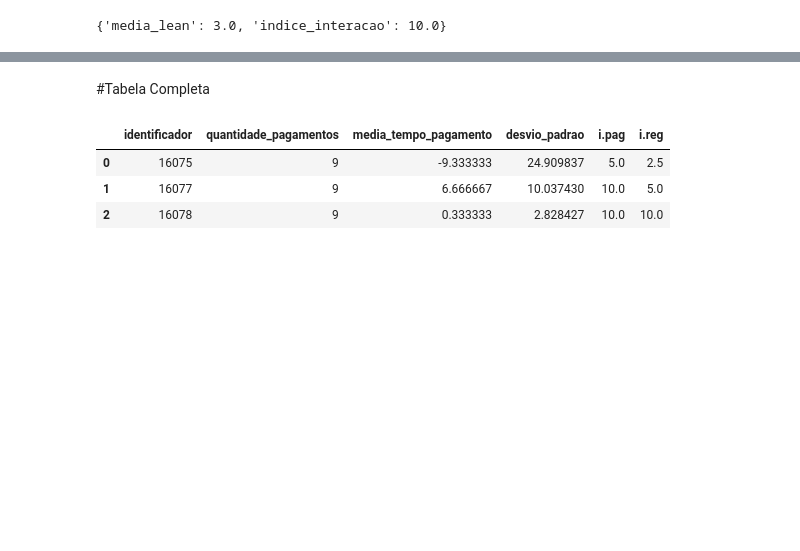
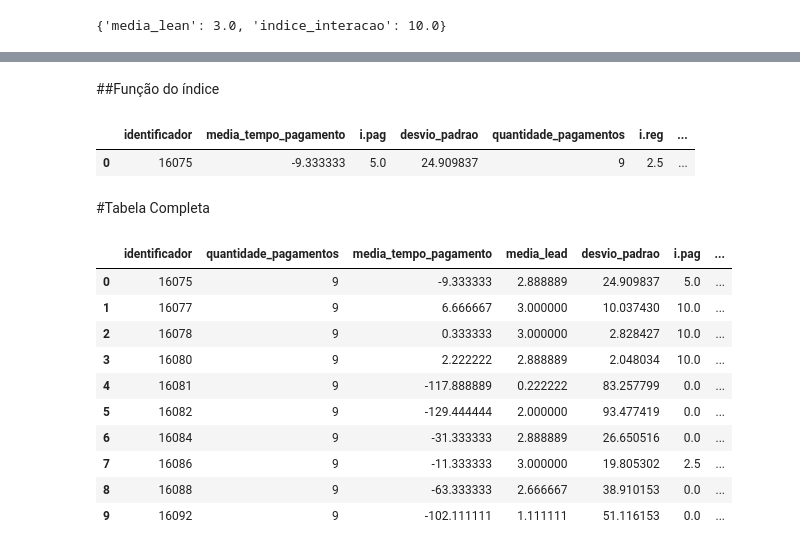
Before and after one commit to GustavoFelips/DadosPagueBem, a Jupyter notebook: Indices_PagueBem.ipynb, the cells around one changed output, grey strips where cells are left out. Saved outputs shown, nothing was run; the diff lists cells and outputs as text; code cells hidden in the pictures; blank space fills up the shorter version.

Commit message:
Criação índice de reputação

```diff
--- a/Indices_PagueBem.ipynb
+++ b/Indices_PagueBem.ipynb
@@ -42,7 +42,7 @@ def calcular_indice_pagamento(media):
 # %%
 
 #Tira as médias do tempo de pagamento por cliente e retorna suas devidas notas
-def tabela_indice_Pagamento(df):
+def tabela_indice_pagamento(df):
   if 'identificador' in df.columns and 'tempo para pagar' in df.columns:
 
     #Calcula a média de tempo de pagamento por cliente
@@ -61,7 +61,7 @@ def tabela_indice_Pagamento(df):
     print("As colunas 'identificador' ou 'tempo para pagar' não foram encontradas no arquivo CSV.")
 
 #Chamada da função
-tabela_indice_Pagamento(df)
+tabela_indice_pagamento(df)
 # %% [output]
 |  | identificador | media_tempo_pagamento | i.pag |
 | 0 | 16075 | -9.333333 | 5.0 |
@@ -161,7 +161,12 @@ indice_regularidade_por_cliente(16075)
 #Função para calcular o índice de Iteração
 
 def calcular_indice_interacao(lead):
-
+    '''
+        Valor 0: Frio.
+        Valor 1: Aquecendo.
+        Valor 2: Quente.
+        Valor 3: Convertido.
+                             '''
     nota = lead * 3.333
 
     return round(nota,2)
@@ -213,0 +234,10 @@ indice_regularidade_por_cliente(16077)
+# %%
+def calcular_indice_reputacao(row):
+    # Extrair os valores dos índices da linha
+    I_Pag = row['i.pag']
+    I_Reg = row['i.reg']
+    I_Int = row['i.int']
+
+    # Calcular o I.Rep com base na fórmula
+    I_Rep = ((I_Pag * 5) + (I_Reg * 3) + (I_Int * 2)) / 10
+    return I_Rep
@@ -213,0 +246,11 @@ indice_regularidade_por_cliente(16077)
+# %%
+# Aplicar a função em todas as linhas do DataFrame
+df_cheia = pd.merge(tabela_indice_pagamento(df), tabela_indice_regularidade(df), on='identificador', how='outer').merge(tabela_indice_interacao(df), on='identificador', how='outer')
+
+df_cheia['i.rep'] = df_cheia.apply(calcular_indice_reputacao, axis=1)
+
+#Criando dataframe exclusivo do índice
+df_rep = df_cheia[['identificador', 'i.rep']]
+
+# Visualizar as primeiras linhas do DataFrame
+df_rep.head(10)
@@ -214,11 +269,34 @@ indice_regularidade_por_cliente(16077)
+# %% [markdown]
+##Função do índice
+# %%
+# Filtrar o DataFrame para o cliente específico (exemplo: cliente com 'codigo' 123)
+cliente_especifico = df_cheia.loc[df_cheia['identificador'] == 16075]
+
+# Aplicar a função de cálculo do I.Rep apenas para esse cliente
+cliente_especifico.loc[:, 'i.rep'] = cliente_especifico.apply(calcular_indice_reputacao, axis=1)
+
+# Visualizar o resultado
+cliente_especifico.head()
+# %% [output]
+|  | identificador | media_tempo_pagamento | i.pag | desvio_padrao | quantidade_pagamentos | i.reg | ... |
+| 0 | 16075 | -9.333333 | 5.0 | 24.909837 | 9 | 2.5 | ... |
 # %% [markdown]
 #Tabela Completa
 # %%
-df_completo = pd.merge(tabela_indice_Pagamento(df), tabela_indice_regularidade(df), on='identificador', how='outer')
-df_completo = df_completo[['identificador','quantidade_pagamentos','media_tempo_pagamento','desvio_padrao','i.pag','i.reg']]
-df_completo.head(3)
+df_completo = pd.merge(tabela_indice_pagamento(df), tabela_indice_regularidade(df), on='identificador', how='outer').merge(tabela_indice_interacao(df), on='identificador', how='outer')
+df_completo = df_completo[['identificador','quantidade_pagamentos','media_tempo_pagamento','media_lead','desvio_padrao','i.pag','i.reg','i.int']]
+df_completo = pd.merge(df_completo, df_rep, on='identificador', how='left')
+
+df_completo.head(10)
 # %% [output]
-|  | identificador | quantidade_pagamentos | media_tempo_pagamento | desvio_padrao | i.pag | i.reg |
-| 0 | 16075 | 9 | -9.333333 | 24.909837 | 5.0 | 2.5 |
-| 1 | 16077 | 9 | 6.666667 | 10.037430 | 10.0 | 5.0 |
-| 2 | 16078 | 9 | 0.333333 | 2.828427 | 10.0 | 10.0 |
+|  | identificador | quantidade_pagamentos | media_tempo_pagamento | media_lead | desvio_padrao | i.pag | ... |
+| 0 | 16075 | 9 | -9.333333 | 2.888889 | 24.909837 | 5.0 | ... |
+| 1 | 16077 | 9 | 6.666667 | 3.000000 | 10.037430 | 10.0 | ... |
+| 2 | 16078 | 9 | 0.333333 | 3.000000 | 2.828427 | 10.0 | ... |
+| 3 | 16080 | 9 | 2.222222 | 2.888889 | 2.048034 | 10.0 | ... |
+| 4 | 16081 | 9 | -117.888889 | 0.222222 | 83.257799 | 0.0 | ... |
+| 5 | 16082 | 9 | -129.444444 | 2.000000 | 93.477419 | 0.0 | ... |
+| 6 | 16084 | 9 | -31.333333 | 2.888889 | 26.650516 | 0.0 | ... |
+| 7 | 16086 | 9 | -11.333333 | 3.000000 | 19.805302 | 2.5 | ... |
+| 8 | 16088 | 9 | -63.333333 | 2.666667 | 38.910153 | 0.0 | ... |
+| 9 | 16092 | 9 | -102.111111 | 1.111111 | 51.116153 | 0.0 | ... |
```
Also changed, not shown: parts of 8 cells of this notebook.
